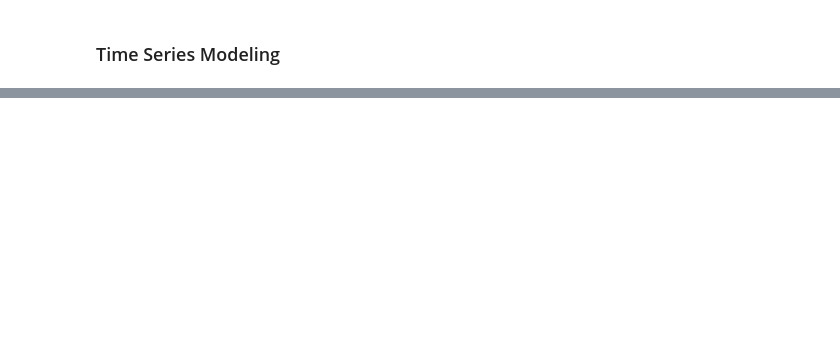
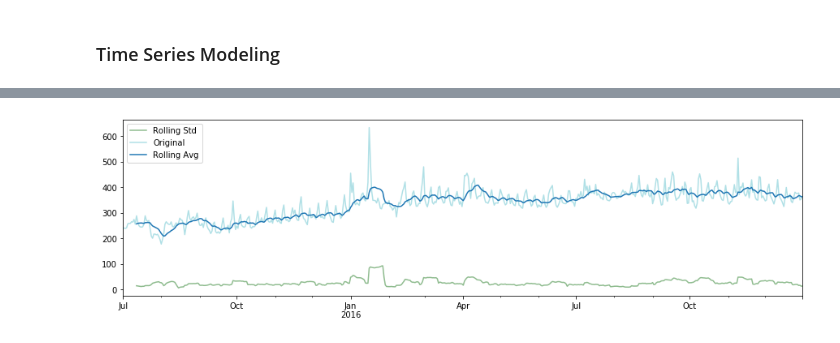
Before and after one commit to christinejiang11/personal_projects, a Jupyter notebook: Web_Traffic_Time_Series/Web_Traffic_Prediction.ipynb, the cells around one changed output, grey strips where cells are left out. Saved outputs shown, nothing was run; the diff lists cells and outputs as text; code cells hidden in the pictures; blank space fills up the shorter version.

```diff
--- a/Web_Traffic_Time_Series/Web_Traffic_Prediction.ipynb
+++ b/Web_Traffic_Time_Series/Web_Traffic_Prediction.ipynb
@@ -183 +172,9 @@ plt.legend()
+# %%
+fig, axes = plt.subplots(1,figsize=(15,4))
+avg_df.rolling(12).std().plot(color='darkseagreen',ax=axes,label='Test')
+avg_df.plot(ax=axes,color='powderblue')
+avg_df.rolling(12).mean().plot(ax=axes)
+legend = axes.legend(['Rolling Std','Original','Rolling Avg'])
+# %% [output]
+[figure, added]
 # %%
```
Also changed, not shown: parts of 20 cells of this notebook.
